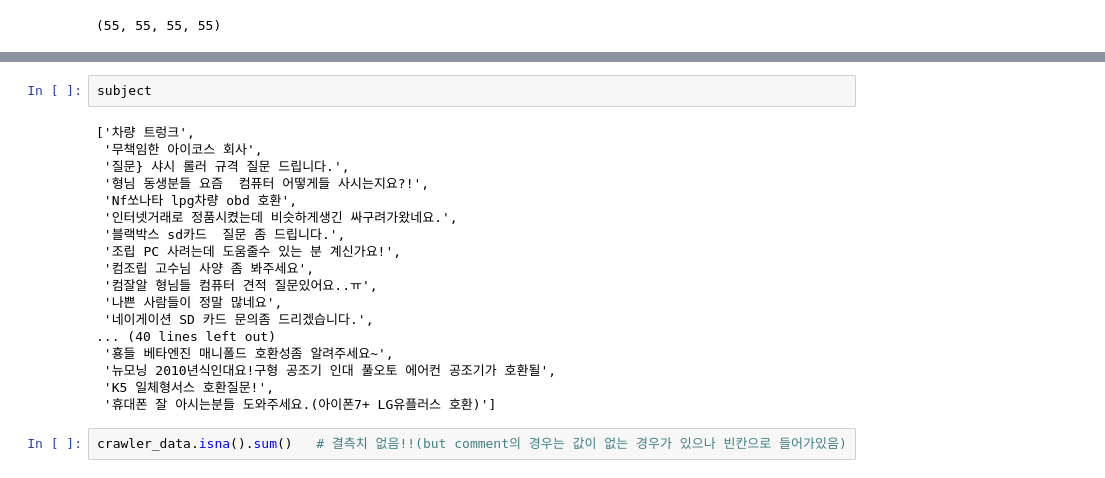
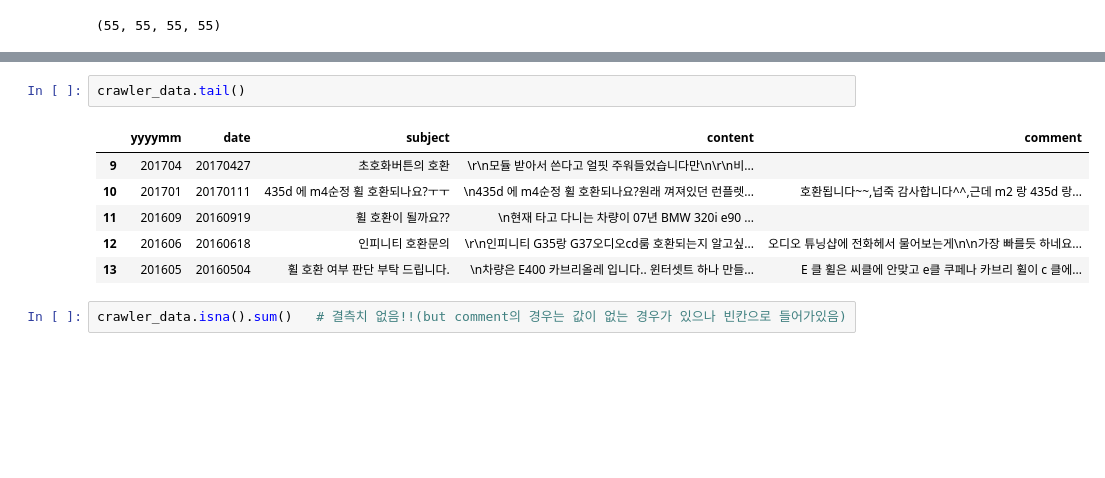
Before and after one commit to statKim/TIL, a Jupyter notebook: Python/crawling/보배드림_crawler.ipynb, the cells around one changed output, grey strips where cells are left out. Drawn from its saved outputs; the diff is of its cells as text; blank space fills up the shorter version.

Commit message:
[Update] 보배드림_crawler 게시판별 크롤링 추가

```diff
--- a/Python/crawling/보배드림_crawler.ipynb
+++ b/Python/crawling/보배드림_crawler.ipynb
@@ -264,23 +445,12 @@ crawler_data.head()
-# %%
-subject
-# %% [output]
-['차량 트렁크',
- '무책임한 아이코스 회사',
- '질문} 샤시 롤러 규격 질문 드립니다.',
- '형님 동생분들 요즘  컴퓨터 어떻게들 사시는지요?!',
- 'Nf쏘나타 lpg차량 obd 호환',
- '인터넷거래로 정품시켰는데 비슷하게생긴 싸구려가왔네요.',
- '블랙박스 sd카드  질문 좀 드립니다.',
- '조립 PC 사려는데 도움줄수 있는 분 계신가요!',
- '컴조립 고수님 사양 좀 봐주세요',
- '컴잘알 형님들 컴퓨터 견적 질문있어요..ㅠ',
- '나쁜 사람들이 정말 많네요',
- '네이게이션 SD 카드 문의좀 드리겠습니다.',
-... (40 lines left out)
- '횽들 베타엔진 매니폴드 호환성좀 알려주세요~',
- '뉴모닝 2010년식인대요!구형 공조기 인대 풀오토 에어컨 공조기가 호환될',
- 'K5 일체형서스 호환질문!',
- '휴대폰 잘 아시는분들 도와주세요.(아이폰7+ LG유플러스 호환)']
+# %%
+crawler_data.tail()
+# %% [output]
+|  | yyyymm | date | subject | content | comment |
+| 9 | 201704 | 20170427 | 초호화버튼의 호환 | \r\n모듈 받아서 쓴다고 얼핏 주워들었습니다만\n\r\n비... |  |
+| 10 | 201701 | 20170111 | 435d 에 m4순정 휠 호환되나요?ㅜㅜ | \n435d 에 m4순정 휠 호환되나요?원래 껴져있던 런플렛... | 호환됩니다~~,넙죽 감사합니다^^,근데 m2 랑 435d 랑... |
+| 11 | 201609 | 20160919 | 휠 호환이 될까요?? | \n현재 타고 다니는 차량이 07년 BMW 320i e90 ... |  |
+| 12 | 201606 | 20160618 | 인피니티 호환문의 | \r\n인피니티 G35랑 G37오디오cd룸 호환되는지 알고싶... | 오디오 튜닝샵에 전화헤서 물어보는게\n\n가장 빠를듯 하네요... |
+| 13 | 201605 | 20160504 | 휠 호환 여부 판단 부탁 드립니다. | \n차량은 E400 카브리올레 입니다.. 윈터셋트 하나 만들... | E 클 휠은 씨클에 안맞고 e클 쿠페나 카브리 휠이 c 클에... |
 # %%
 crawler_data.isna().sum()   # 결측치 없음!!(but comment의 경우는 값이 없는 경우가 있으나 빈칸으로 들어가있음)
 # %% [output]
```
Also changed, not shown: parts of 6 cells of this notebook.
